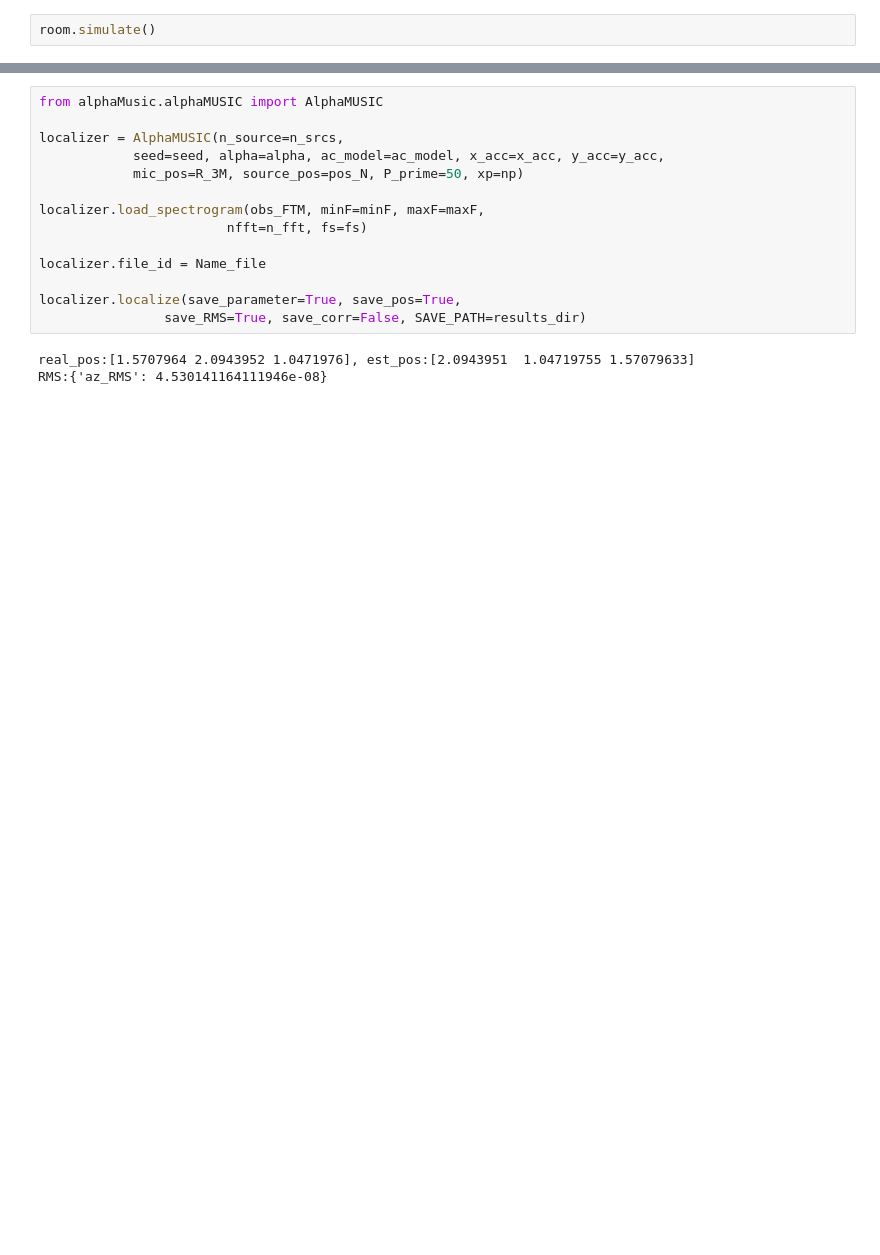
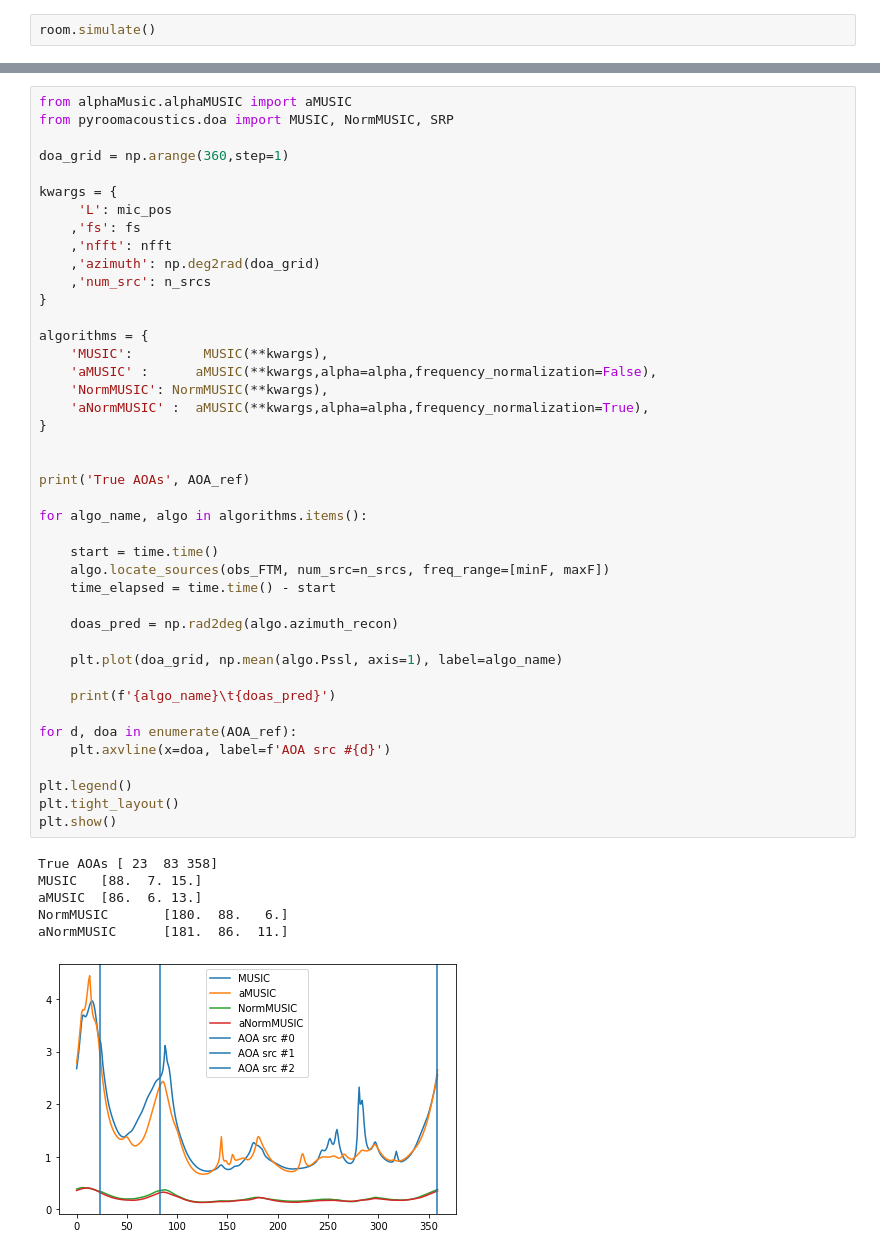
Before and after one commit to matfontaine/alphaMUSIC, a Jupyter notebook: notebooks/[alphaMusic,DOA] Simple DOA estimation.ipynb, the cells around one changed output, grey strips where cells are left out. Cells and saved outputs as stored; diff of their text form; blank space fills up the shorter version.

```diff
--- a/notebooks/[alphaMusic,DOA] Simple DOA estimation.ipynb
+++ b/notebooks/[alphaMusic,DOA] Simple DOA estimation.ipynb
@@ -155,17 +165,49 @@ print(obs_FTM.shape)
 # %%
-from alphaMusic.alphaMUSIC import AlphaMUSIC
+from alphaMusic.alphaMUSIC import aMUSIC
+from pyroomacoustics.doa import MUSIC, NormMUSIC, SRP
 
-localizer = AlphaMUSIC(n_source=n_srcs,
-            seed=seed, alpha=alpha, ac_model=ac_model, x_acc=x_acc, y_acc=y_acc,
-            mic_pos=R_3M, source_pos=pos_N, P_prime=50, xp=np)
+doa_grid = np.arange(360,step=1)
 
-localizer.load_spectrogram(obs_FTM, minF=minF, maxF=maxF,
-                        nfft=n_fft, fs=fs)
+kwargs = {
+     'L': mic_pos
+    ,'fs': fs
+    ,'nfft': nfft
+    ,'azimuth': np.deg2rad(doa_grid)
+    ,'num_src': n_srcs
+}
 
-localizer.file_id = Name_file
+algorithms = {
+    'MUSIC':         MUSIC(**kwargs),
+    'aMUSIC' :      aMUSIC(**kwargs,alpha=alpha,frequency_normalization=False),
+    'NormMUSIC': NormMUSIC(**kwargs),
+    'aNormMUSIC' :  aMUSIC(**kwargs,alpha=alpha,frequency_normalization=True),
+}
 
-localizer.localize(save_parameter=True, save_pos=True,
-                save_RMS=True, save_corr=False, SAVE_PATH=results_dir)
+
+print('True AOAs', AOA_ref)
+
+for algo_name, algo in algorithms.items():
+
+    start = time.time()
+    algo.locate_sources(obs_FTM, num_src=n_srcs, freq_range=[minF, maxF])
+    time_elapsed = time.time() - start
+
+    doas_pred = np.rad2deg(algo.azimuth_recon)
+
+    plt.plot(doa_grid, np.mean(algo.Pssl, axis=1), label=algo_name)
+
+    print(f'{algo_name}\t{doas_pred}')
+
+for d, doa in enumerate(AOA_ref):
+    plt.axvline(x=doa, label=f'AOA src #{d}')
+
+plt.legend()
+plt.tight_layout()
+plt.show()
 # %% [output]
-real_pos:[1.5707964 2.0943952 1.0471976], est_pos:[2.0943951  1.04719755 1.57079633]
-RMS:{'az_RMS': 4.530141164111946e-08}
+True AOAs [ 23  83 358]
+MUSIC   [88.  7. 15.]
+aMUSIC  [86.  6. 13.]
+NormMUSIC       [180.  88.   6.]
+aNormMUSIC      [181.  86.  11.]
+[figure, added]
```
Also changed, not shown: parts of 13 cells of this notebook, 46 other files.
